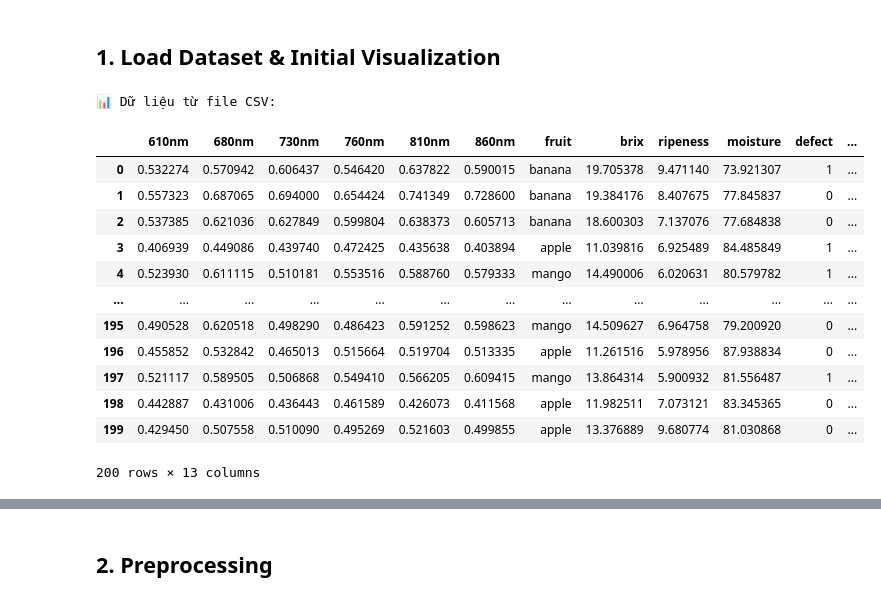
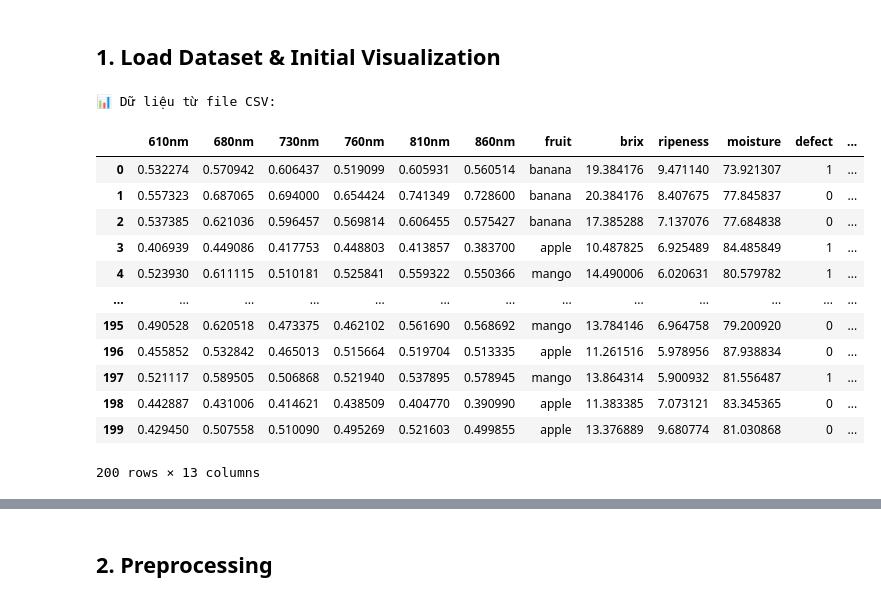
Before and after one commit to PhuocDang2104/Intel-2025-AI-, a Jupyter notebook: ai_models/AI Spectral MLP/AI_nir_cnn_mlp_multioutput.ipynb, the cells around one changed output, grey strips where cells are left out. Cells and saved outputs as stored; diff of their text form; code cells hidden in the pictures.

```diff
--- a/ai_models/AI Spectral MLP/AI_nir_cnn_mlp_multioutput.ipynb
+++ b/ai_models/AI Spectral MLP/AI_nir_cnn_mlp_multioutput.ipynb
@@ -70,27 +70,27 @@ Requirement already satisfied: six>=1.5 in c:\users\admin\desktop\intel 2025 ai\
 ## 1. Load Dataset & Initial Visualization
 # %%
 # Đường dẫn file CSV của bạn
-csv_path = "data_nir/nir_spectral_dataset_augmented_v4.csv"  # 🔁 thay nếu cần
+csv_path = "data_nir/nir_spectral_dataset_augmented_v5.csv"  # 🔁 thay nếu cần
 
 # Đọc dữ liệu
 df = pd.read_csv(csv_path)
 
 # Hiển thị bảng dữ liệu
 print("📊 Dữ liệu từ file CSV:")
 df.head(200)  # Hiển thị 20 dòng đầu tiên
 # %% [output]
 📊 Dữ liệu từ file CSV:
 |  | 610nm | 680nm | 730nm | 760nm | 810nm | 860nm | fruit | brix | ripeness | moisture | defect | ... |
-| 0 | 0.532274 | 0.570942 | 0.606437 | 0.546420 | 0.637822 | 0.590015 | banana | 19.705378 | 9.471140 | 73.921307 | 1 | ... |
-| 1 | 0.557323 | 0.687065 | 0.694000 | 0.654424 | 0.741349 | 0.728600 | banana | 19.384176 | 8.407675 | 77.845837 | 0 | ... |
-| 2 | 0.537385 | 0.621036 | 0.627849 | 0.599804 | 0.638373 | 0.605713 | banana | 18.600303 | 7.137076 | 77.684838 | 0 | ... |
-| 3 | 0.406939 | 0.449086 | 0.439740 | 0.472425 | 0.435638 | 0.403894 | apple | 11.039816 | 6.925489 | 84.485849 | 1 | ... |
-| 4 | 0.523930 | 0.611115 | 0.510181 | 0.553516 | 0.588760 | 0.579333 | mango | 14.490006 | 6.020631 | 80.579782 | 1 | ... |
+| 0 | 0.532274 | 0.570942 | 0.606437 | 0.519099 | 0.605931 | 0.560514 | banana | 19.384176 | 9.471140 | 73.921307 | 1 | ... |
+| 1 | 0.557323 | 0.687065 | 0.694000 | 0.654424 | 0.741349 | 0.728600 | banana | 20.384176 | 8.407675 | 77.845837 | 0 | ... |
+| 2 | 0.537385 | 0.621036 | 0.596457 | 0.569814 | 0.606455 | 0.575427 | banana | 17.385288 | 7.137076 | 77.684838 | 0 | ... |
+| 3 | 0.406939 | 0.449086 | 0.417753 | 0.448803 | 0.413857 | 0.383700 | apple | 10.487825 | 6.925489 | 84.485849 | 1 | ... |
+| 4 | 0.523930 | 0.611115 | 0.510181 | 0.525841 | 0.559322 | 0.550366 | mango | 14.490006 | 6.020631 | 80.579782 | 1 | ... |
 | ... | ... | ... | ... | ... | ... | ... | ... | ... | ... | ... | ... | ... |
-| 195 | 0.490528 | 0.620518 | 0.498290 | 0.486423 | 0.591252 | 0.598623 | mango | 14.509627 | 6.964758 | 79.200920 | 0 | ... |
+| 195 | 0.490528 | 0.620518 | 0.473375 | 0.462102 | 0.561690 | 0.568692 | mango | 13.784146 | 6.964758 | 79.200920 | 0 | ... |
 | 196 | 0.455852 | 0.532842 | 0.465013 | 0.515664 | 0.519704 | 0.513335 | apple | 11.261516 | 5.978956 | 87.938834 | 0 | ... |
-| 197 | 0.521117 | 0.589505 | 0.506868 | 0.549410 | 0.566205 | 0.609415 | mango | 13.864314 | 5.900932 | 81.556487 | 1 | ... |
-| 198 | 0.442887 | 0.431006 | 0.436443 | 0.461589 | 0.426073 | 0.411568 | apple | 11.982511 | 7.073121 | 83.345365 | 0 | ... |
+| 197 | 0.521117 | 0.589505 | 0.506868 | 0.521940 | 0.537895 | 0.578945 | mango | 13.864314 | 5.900932 | 81.556487 | 1 | ... |
+| 198 | 0.442887 | 0.431006 | 0.414621 | 0.438509 | 0.404770 | 0.390990 | apple | 11.383385 | 7.073121 | 83.345365 | 0 | ... |
 | 199 | 0.429450 | 0.507558 | 0.510090 | 0.495269 | 0.521603 | 0.499855 | apple | 13.376889 | 9.680774 | 81.030868 | 0 | ... |
 200 rows × 13 columns
 # %%
```
Also changed, not shown: parts of 6 cells of this notebook, 47 other files.
